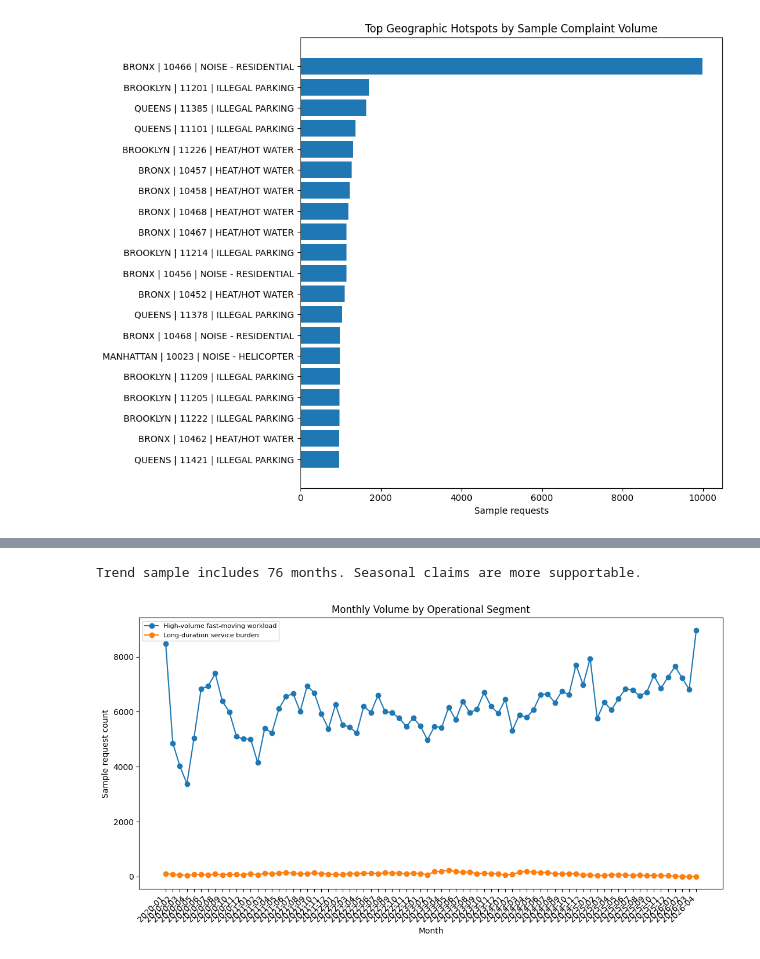
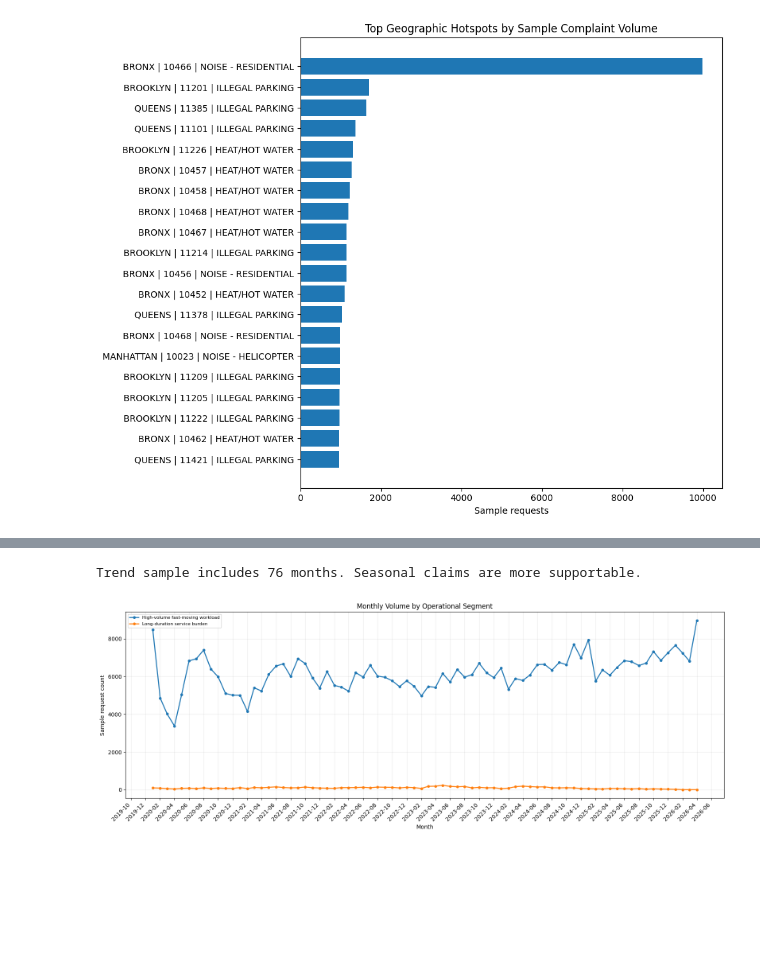
Before and after one commit to clee2026/MSDS_498_Capstone, a Jupyter notebook: final_findings/notebook_4_v3_operational_clustering_trends.ipynb, the cells around one changed output, grey strips where cells are left out. Saved outputs shown, nothing was run; the diff lists cells and outputs as text; code cells hidden in the pictures; blank space fills up the shorter version.

```diff
--- a/final_findings/notebook_4_v3_operational_clustering_trends.ipynb
+++ b/final_findings/notebook_4_v3_operational_clustering_trends.ipynb
@@ -401,6 +401,8 @@ plt.show()
 [figure]
 # %%
 # TREND ANALYSIS BY SEGMENT
+
+import matplotlib.dates as mdates
 
 trend = (
     df_labeled.dropna(subset=["segment_name"])
@@ -408,46 +410,81 @@ trend = (
     .agg(
         request_count=("complaint_type", "size"),
         avg_response_hours=("response_time_hours", "mean"),
-        delay_48h_rate=("delay_risk_48h_flag", "mean") if "delay_risk_48h_flag" in df_labeled.columns else ("response_time_hours", lambda s: (s > 48).mean()),
+        delay_48h_rate=(
+            ("delay_risk_48h_flag", "mean")
+            if "delay_risk_48h_flag" in df_labeled.columns
+            else ("response_time_hours", lambda s: (s > 48).mean())
+        ),
         repeat_proxy_rate=("repeat_complaint_proxy", "mean"),
     )
     .reset_index()
 )
+
 trend.to_csv(OUTPUT_DIR / "monthly_trend_by_operational_segment.csv", index=False)
 display(trend.head())
 
 month_count = df_labeled["created_ym"].nunique()
-trend_warning = ""
+
 if month_count < 12:
     trend_warning = (
         f"Only {month_count} unique months are present in the sample. "
         "Use trend results cautiously and avoid making strong seasonality claims."
     )
 else:
-    trend_warning = f"Trend sample includes {month_count} months. Seasonal claims are more supportable."
+    trend_warning = (
+        f"Trend sample includes {month_count} months. "
+        "Seasonal claims are more supportable."
+    )
+
 print(trend_warning)
 
-plt.figure(figsize=(11, 6))
+# Convert month field to datetime for cleaner axis formatting
+trend["created_ym"] = pd.to_datetime(trend["created_ym"].astype(str), errors="coerce")
+
+fig, ax = plt.subplots(figsize=(16, 6))
+
 for seg, g in trend.groupby("segment_name"):
     g = g.sort_values("created_ym")
-    plt.plot(g["created_ym"], g["request_count"], marker="o", label=seg)
-plt.title("Monthly Volume by Operational Segment")
-plt.xlabel("Month")
-plt.ylabel("Sample request count")
+    ax.plot(
+        g["created_ym"],
+        g["request_count"],
+        marker="o",
+        linewidth=1.8,
+        markersize=4,
+        label=seg
+    )
+
+ax.set_title("Monthly Volume by Operational Segment")
+ax.set_xlabel("Month")
+ax.set_ylabel("Sample request count")
+
+# Show fewer x-axis labels so the dates do not overlap
+ax.xaxis.set_major_locator(mdates.MonthLocator(interval=2))
+ax.xaxis.set_major_formatter(mdates.DateFormatter("%Y-%m"))
+
 plt.xticks(rotation=45, ha="right")
-plt.legend(fontsize=8)
+
+ax.legend(fontsize=8, loc="best")
+ax.grid(True, alpha=0.25)
+
 plt.tight_layout()
-plt.savefig(PLOT_DIR / "monthly_volume_by_segment.png", dpi=160)
+
+plt.savefig(
+    PLOT_DIR / "monthly_volume_by_segment.png",
+    dpi=160,
+    bbox_inches="tight"
+)
+
 plt.show()
 # %% [output]
 |  | created_ym | segment_name | request_count | avg_response_hours | delay_48h_rate | repeat_proxy_rate |
 | 0 | 2020-01 | High-volume fast-moving workload | 8466 | 490.314897 | 0.359083 | 0.437633 |
 | 1 | 2020-01 | Long-duration service burden | 100 | 23503.316617 | 0.790000 | 0.180000 |
 | 2 | 2020-02 | High-volume fast-moving workload | 4858 | 359.566999 | 0.343763 | 0.402841 |
 | 3 | 2020-02 | Long-duration service burden | 87 | 27036.055572 | 0.873563 | 0.252874 |
 | 4 | 2020-03 | High-volume fast-moving workload | 4018 | 359.200906 | 0.347437 | 0.450971 |
 Trend sample includes 76 months. Seasonal claims are more supportable.
-[figure, old version]
+[figure, new version]
 # %%
 # MANAGEMENT FINDINGS TABLE
 
```
Also changed, not shown: parts of 1 cell of this notebook.
